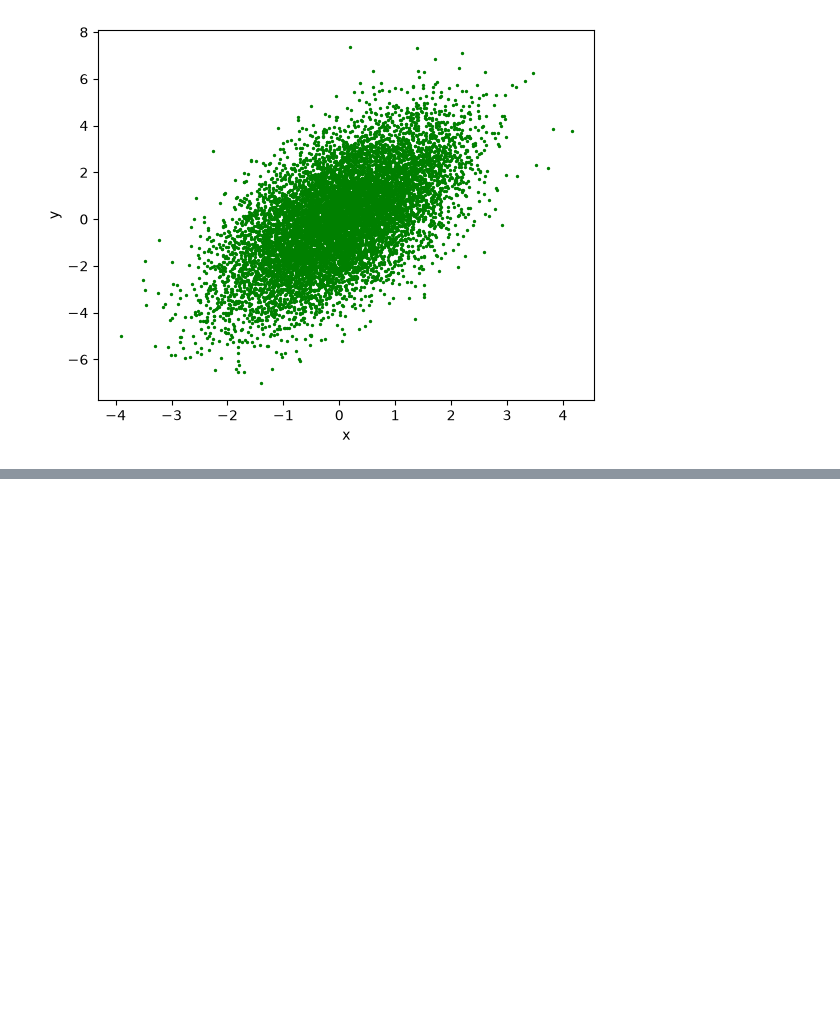
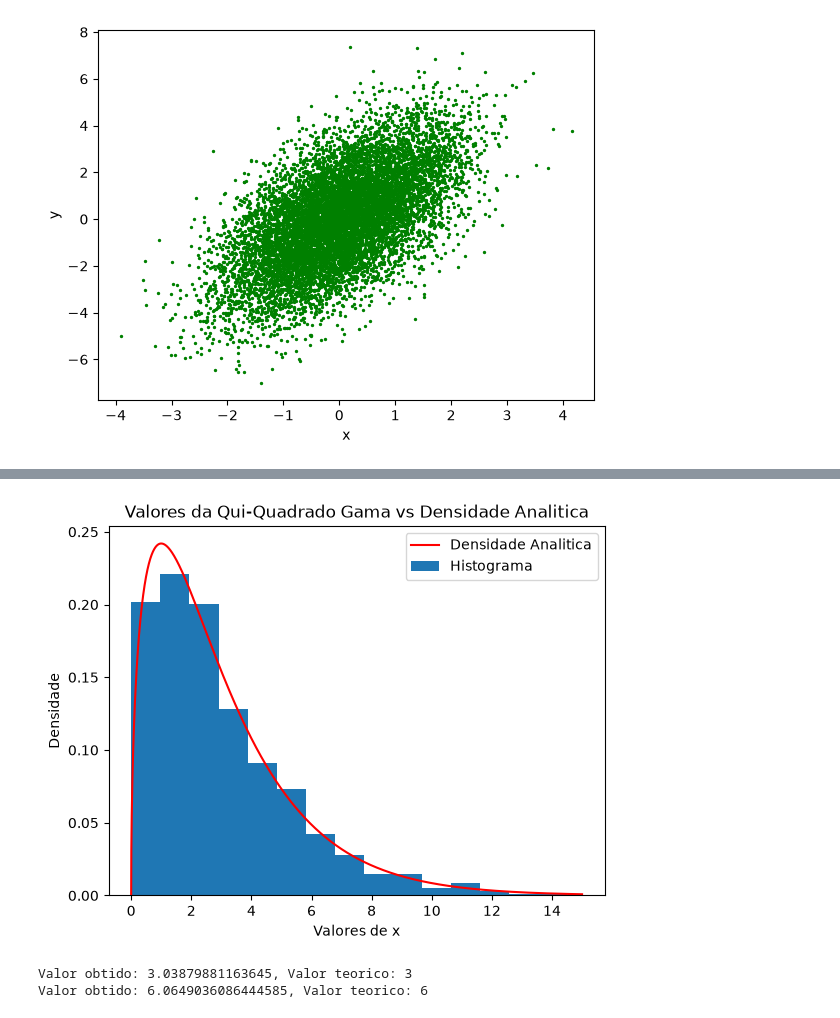
Before and after one commit to SilverPhone784/Trabalho-de-Programacao-Estatistica, a Jupyter notebook: Questao_4.ipynb, the cells around one changed output, grey strips where cells are left out. Cells and saved outputs as stored; diff of their text form; code cells hidden in the pictures; blank space fills up the shorter version.

```diff
--- a/Questao_4.ipynb
+++ b/Questao_4.ipynb
@@ -123,0 +174,45 @@ A matriz de covariancia é representador por:
+# %%
+# Função pra gerar a gama
+def f_gama(x, alpha, beta):
+  theta = 1/beta
+  return ((theta)**alpha)/(math.gamma(alpha)) * x**(alpha-1) *np.exp(theta*(-x))
+
+def g_gama(x, lam):
+  return lam*np.exp(-lam*x)
+
+def gama(alpha, beta, M):
+  theta = 1/beta
+  lam = (theta)/alpha
+  c = ((theta**alpha)/(math.gamma(alpha) * lam) * ((alpha-1)/(theta-lam))**(alpha-1) * np.exp(-(alpha-1)))
+  amostra = []
+
+  while len(amostra) < M:
+    u = np.random.uniform()
+    y = (-1/lam) * np.log(np.random.uniform())
+
+    if(u < f_gama(y, alpha, beta)/(c*g_gama(y, lam))):
+      amostra.append(y)
+
+  return amostra
+# %%
+qui_gama = gama(3/2,2, 1000)
+
+eixo_x = np.linspace(0, 15, 10_000)
+
+plt.title("Valores da Qui-Quadrado Gama vs Densidade Analitica")
+plt.xlabel('Valores de x')
+plt.ylabel('Densidade')
+
+plt.plot(eixo_x, f_qui(eixo_x, 3), color="red", label="Densidade Analitica")
+plt.hist(qui_gama, density=True, bins=15, label="Histograma")
+
+plt.legend()
+plt.show()
+# %% [output]
+[figure, added]
+# %%
+print(f"Valor obtido: {np.mean(qui_gama)}, Valor teorico: 3")
+print(f"Valor obtido: {np.var(qui_gama)}, Valor teorico: 6")
+# %% [output]
+Valor obtido: 3.03879881163645, Valor teorico: 3
+Valor obtido: 6.0649036086444585, Valor teorico: 6
```
Also changed, not shown: parts of 10 cells of this notebook.
